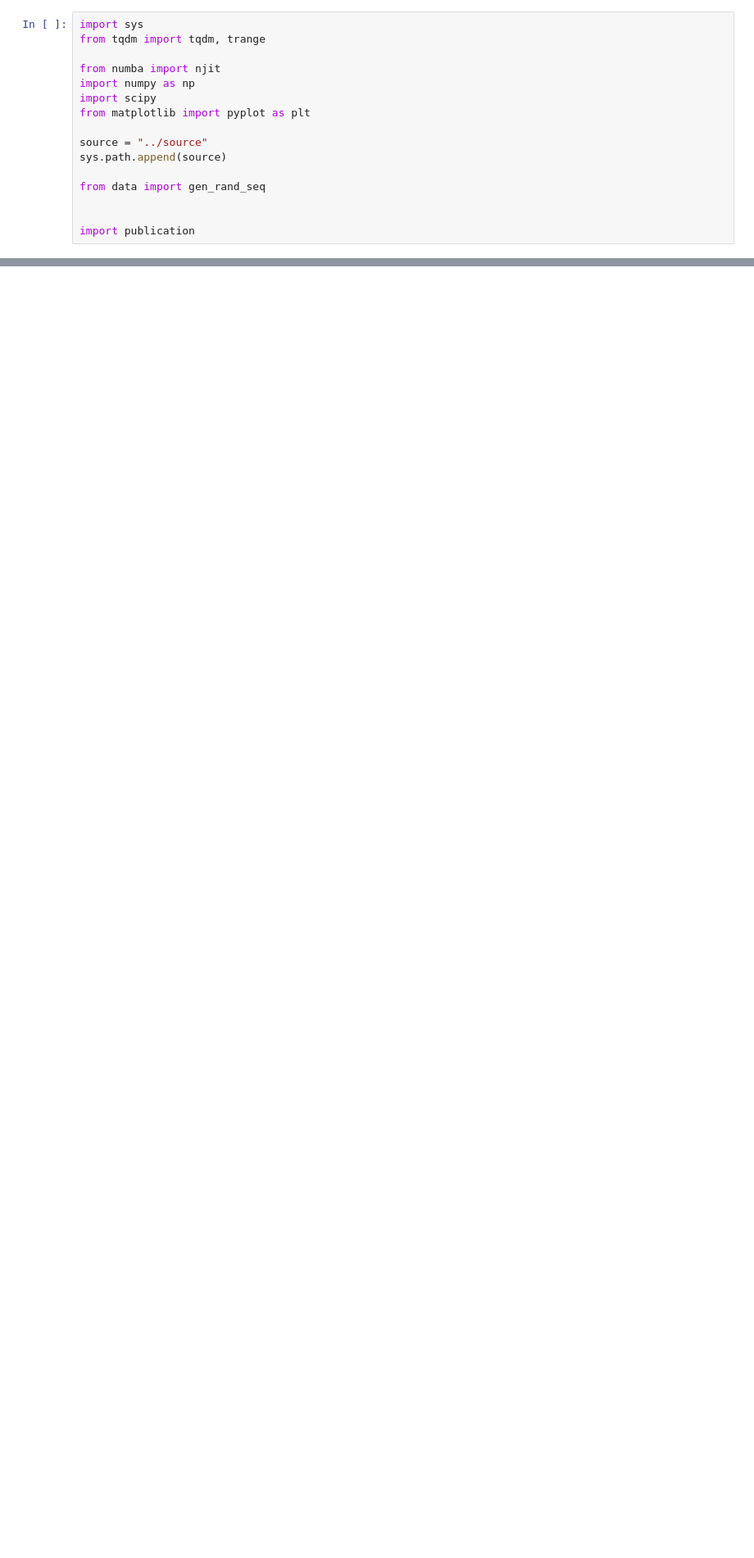
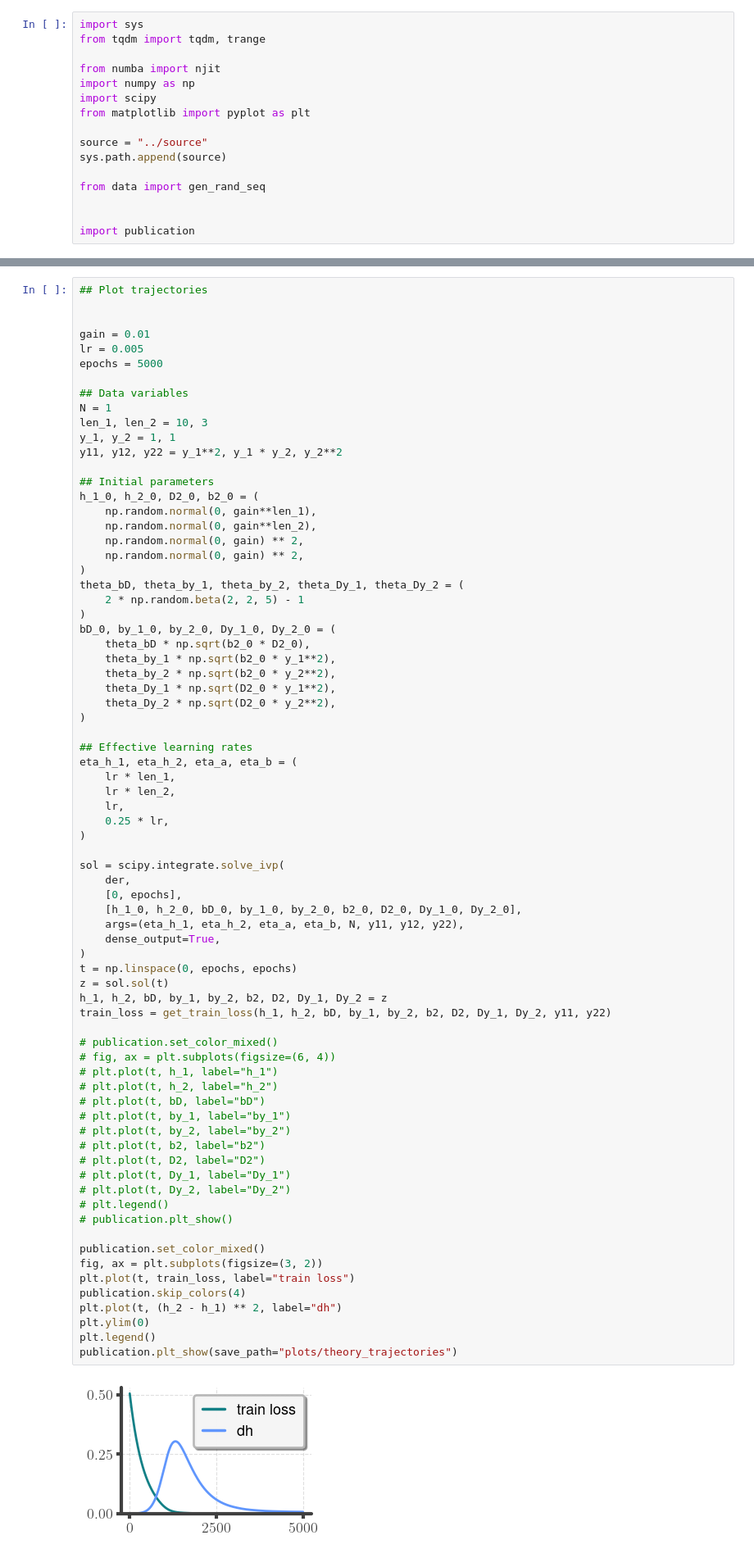
Before and after one commit to loekvanrossem/rnn_structure, a Jupyter notebook: theory/fixed expansion point.ipynb, the cells around one changed output, grey strips where cells are left out. Shown: that part at 82% size. Cells and saved outputs as stored; diff of their text form; blank space fills up the shorter version.

```diff
--- a/theory/fixed expansion point.ipynb
+++ b/theory/fixed expansion point.ipynb
@@ -117 +54,77 @@ publication.plt_show()
+# %%
+## Plot trajectories
+
+
+gain = 0.01
+lr = 0.005
+epochs = 5000
+
+## Data variables
+N = 1
+len_1, len_2 = 10, 3
+y_1, y_2 = 1, 1
+y11, y12, y22 = y_1**2, y_1 * y_2, y_2**2
+
+## Initial parameters
+h_1_0, h_2_0, D2_0, b2_0 = (
+    np.random.normal(0, gain**len_1),
+    np.random.normal(0, gain**len_2),
+    np.random.normal(0, gain) ** 2,
+    np.random.normal(0, gain) ** 2,
+)
+theta_bD, theta_by_1, theta_by_2, theta_Dy_1, theta_Dy_2 = (
+    2 * np.random.beta(2, 2, 5) - 1
+)
+bD_0, by_1_0, by_2_0, Dy_1_0, Dy_2_0 = (
+    theta_bD * np.sqrt(b2_0 * D2_0),
+    theta_by_1 * np.sqrt(b2_0 * y_1**2),
+    theta_by_2 * np.sqrt(b2_0 * y_2**2),
+    theta_Dy_1 * np.sqrt(D2_0 * y_1**2),
+    theta_Dy_2 * np.sqrt(D2_0 * y_2**2),
+)
+
+## Effective learning rates
+eta_h_1, eta_h_2, eta_a, eta_b = (
+    lr * len_1,
+    lr * len_2,
+    lr,
+    0.25 * lr,
+)
+
+sol = scipy.integrate.solve_ivp(
+    der,
+    [0, epochs],
+    [h_1_0, h_2_0, bD_0, by_1_0, by_2_0, b2_0, D2_0, Dy_1_0, Dy_2_0],
+    args=(eta_h_1, eta_h_2, eta_a, eta_b, N, y11, y12, y22),
+    dense_output=True,
+)
+t = np.linspace(0, epochs, epochs)
+z = sol.sol(t)
+h_1, h_2, bD, by_1, by_2, b2, D2, Dy_1, Dy_2 = z
+train_loss = get_train_loss(h_1, h_2, bD, by_1, by_2, b2, D2, Dy_1, Dy_2, y11, y22)
+
+# publication.set_color_mixed()
+# fig, ax = plt.subplots(figsize=(6, 4))
+# plt.plot(t, h_1, label="h_1")
+# plt.plot(t, h_2, label="h_2")
+# plt.plot(t, bD, label="bD")
+# plt.plot(t, by_1, label="by_1")
+# plt.plot(t, by_2, label="by_2")
+# plt.plot(t, b2, label="b2")
+# plt.plot(t, D2, label="D2")
+# plt.plot(t, Dy_1, label="Dy_1")
+# plt.plot(t, Dy_2, label="Dy_2")
+# plt.legend()
+# publication.plt_show()
+
+publication.set_color_mixed()
+fig, ax = plt.subplots(figsize=(3, 2))
+plt.plot(t, train_loss, label="train loss")
+publication.skip_colors(4)
+plt.plot(t, (h_2 - h_1) ** 2, label="dh")
+plt.ylim(0)
+plt.legend()
+publication.plt_show(save_path="plots/theory_trajectories")
+# %% [output]
+[figure, added]
 # %%
```
Also changed, not shown: parts of 2 cells of this notebook.
